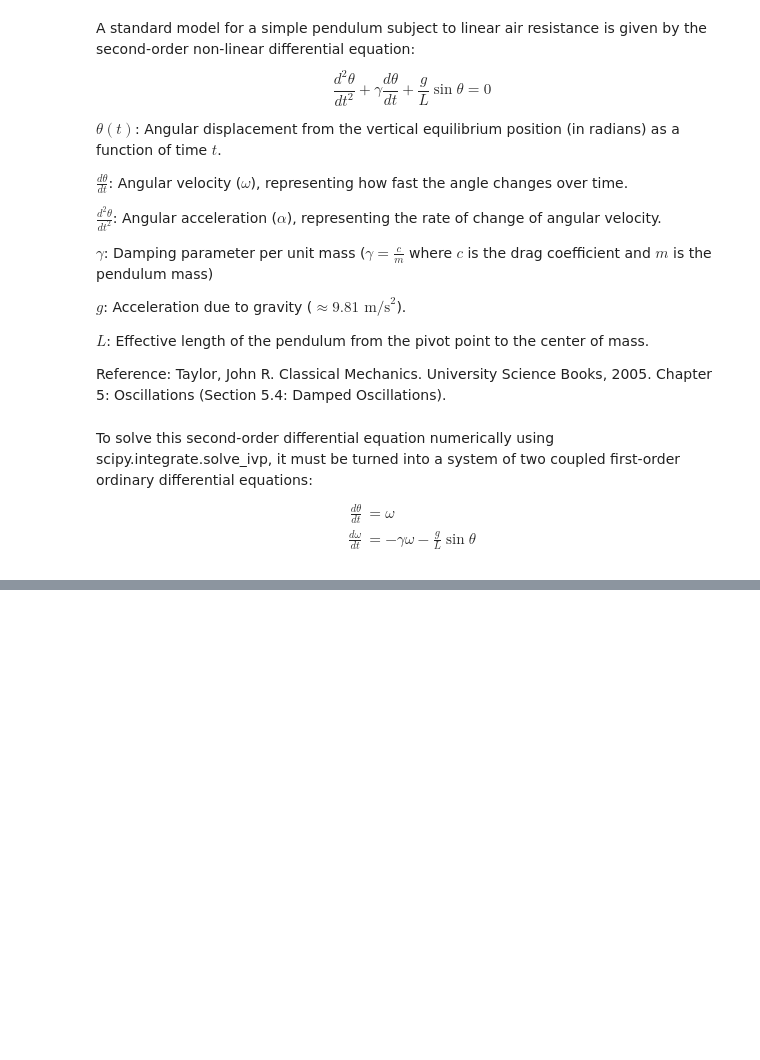
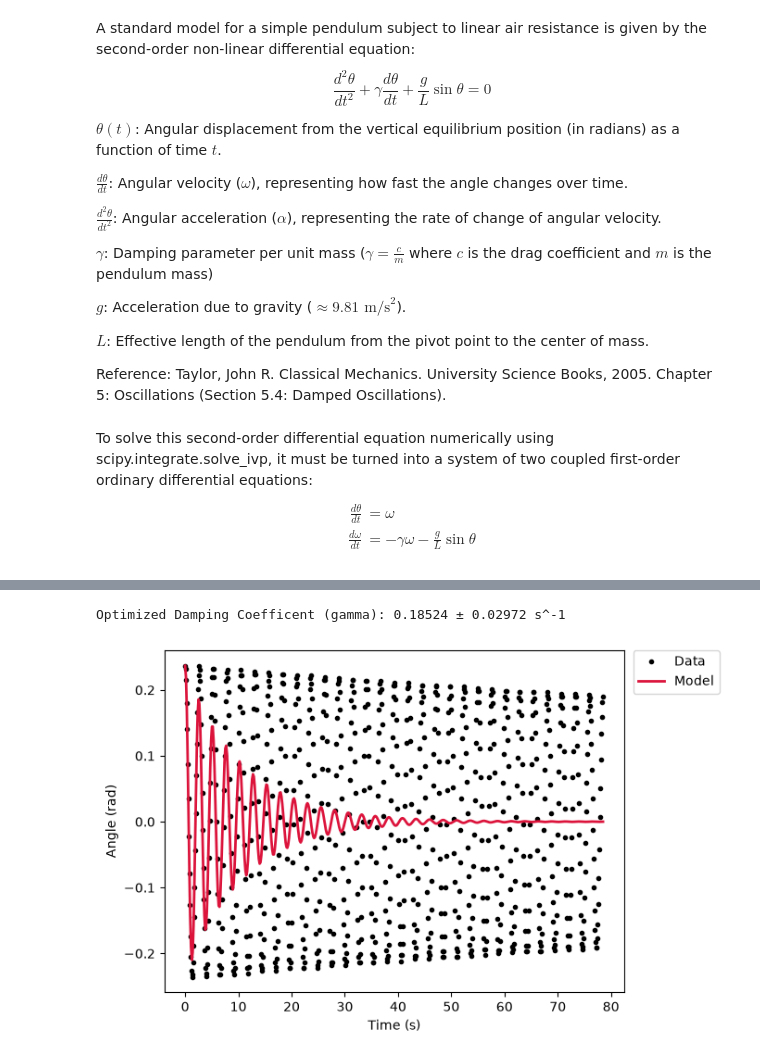
Before and after one commit to sergeydutt/06-623_Project, a Jupyter notebook: Project_PoC.ipynb, the cells around one changed output, grey strips where cells are left out. Drawn from its saved outputs; the diff is of its cells as text; code cells hidden in the pictures; blank space fills up the shorter version.

Commit message:
solved the pendulum problem

```diff
--- a/Project_PoC.ipynb
+++ b/Project_PoC.ipynb
@@ -99,10 +116,7 @@ def pendulum_model(t, y, gamma, L = 1.615, g = 9.81):
 
     return [dtheta_dt, domega_dt]
 # %%
-from scipy.integrate import solve_ivp
-from scipy.optimize import curve_fit
-
-def solve_pendulum_ivp(t_eval, gamma):
+def solve_pendulum_ivp(t_eval, *params):
     theta_0 = subset_df['Angle'].iloc[0]
     omega_0 = 0 # no initial velocity
     y0 = [theta_0, omega_0]
@@ -112,7 +126,7 @@ def solve_pendulum_ivp(t_eval, gamma):
         t_span = (t_eval[0], t_eval[-1]),
         y0 = y0,
         t_eval = t_eval,
-        args = (gamma,), # args must be a tuple
+        args = params, # args must be a tuple
         method = 'RK45',
     )
 
@@ -166,0 +167,26 @@ plt.show()
+# %%
+# popt = optimal parameter value
+# pcov = parameter covariance matrix
+popt_1p, pcov_1p = curve_fit(
+    solve_pendulum_ivp,
+    subset_df['Time'].values,
+    subset_df['Angle'].values,
+    p0 = [0.05], # initial guess (array)
+    bounds = (0, 1.0), # bounds (tuple)
+)
+
+# gamme _err = std deviation of gamma
+gamma_fit = popt_1p[0]
+gamma_err = np.sqrt(pcov_1p[0][0])
+
+print(f'Optimized Damping Coefficent (gamma): {gamma_fit:.5f} ± {gamma_err:.5f} s^-1')
+
+plot_model(
+    time_data = subset_df['Time'],
+    angle_data = subset_df['Angle'],
+    model_fun = solve_pendulum_ivp,
+    fit_params = gamma_fit,
+)
+# %% [output]
+Optimized Damping Coefficent (gamma): 0.18524 ± 0.02972 s^-1
+[figure, added]
```
Also changed, not shown: parts of 7 cells of this notebook, 2 other files.
